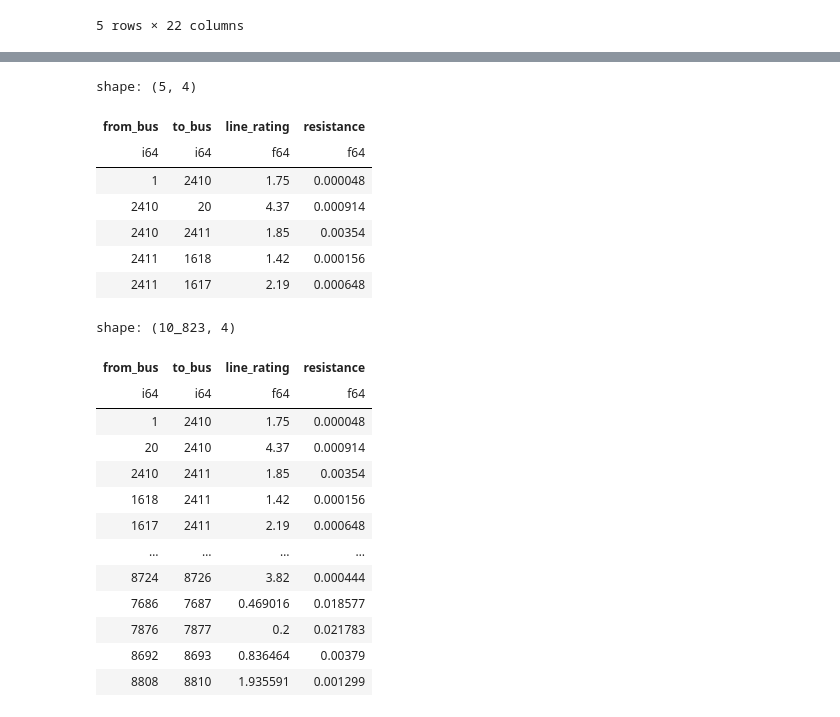
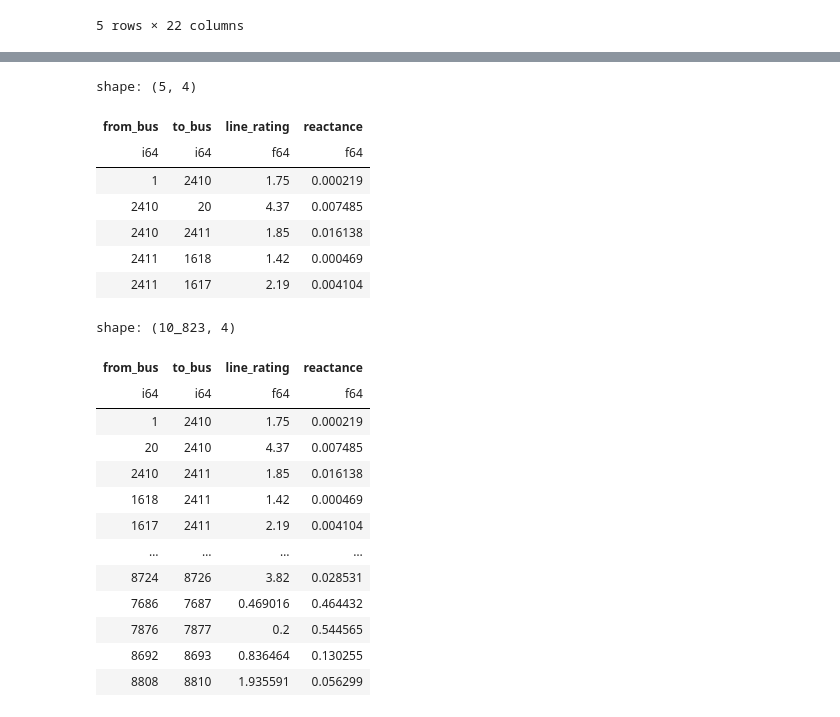
Before and after one commit to Bravos-Power/pyoframe, a Jupyter notebook: benchmarks/energy_model/scripts/process_lines_json.py.ipynb, the cells around one changed output, grey strips where cells are left out. Drawn from its saved outputs; the diff is of its cells as text; code cells hidden in the pictures.

```diff
--- a/benchmarks/energy_model/scripts/process_lines_json.py.ipynb
+++ b/benchmarks/energy_model/scripts/process_lines_json.py.ipynb
@@ -8,7 +8,8 @@ from util import mock_snakemake
 if "snakemake" not in globals() or hasattr(snakemake, "mock"):  # noqa: F821
     snakemake = mock_snakemake("process_line_data")
 # %%
-df = pd.json_normalize(json.load(open(snakemake.input[0])), record_path=["features"])
+geojson = json.load(open(snakemake.input[0]))
+df = pd.json_normalize(geojson, record_path=["features"])
 df.head()
 # %% [output]
 |  | id | type | geometry.coordinates | geometry.type | properties.br_r | properties.rate_a | ... |
@@ -32,24 +39,26 @@ df2.head()
 # %%
+# See description of columns here: https://matpower.org/docs/ref/matpower5.0/caseformat.html
 col_name_map = {
     # "CATS_ID": "id",
     "f_bus": "from_bus",
     "t_bus": "to_bus",
     # "kV": "voltage_kv",
     "rate_a": "line_rating",
-    "br_r": "resistance",
+    # "br_r": "resistance",
+    "br_x": "reactance",
 }
 df3 = df2.rename(columns=col_name_map)
 df3: pl.DataFrame = pl.from_pandas(df3[col_name_map.values()])
 df3.head()
 # %% [output]
 shape: (5, 4)
-| from_bus | to_bus | line_rating | resistance |
+| from_bus | to_bus | line_rating | reactance |
 | i64 | i64 | f64 | f64 |
-| 1 | 2410 | 1.75 | 0.000048 |
-| 2410 | 20 | 4.37 | 0.000914 |
-| 2410 | 2411 | 1.85 | 0.00354 |
-| 2411 | 1618 | 1.42 | 0.000156 |
-| 2411 | 1617 | 2.19 | 0.000648 |
+| 1 | 2410 | 1.75 | 0.000219 |
+| 2410 | 20 | 4.37 | 0.007485 |
+| 2410 | 2411 | 1.85 | 0.016138 |
+| 2411 | 1618 | 1.42 | 0.000469 |
+| 2411 | 1617 | 2.19 | 0.004104 |
 # %%
 assert df3.filter(pl.col("from_bus") == pl.col("to_bus")).height == 0, (
     "Lines must not connect a bus to itself"
@@ -68,18 +77,18 @@ df4 = df3.with_columns(
 df4
 # %% [output]
 shape: (10_823, 4)
-| from_bus | to_bus | line_rating | resistance |
+| from_bus | to_bus | line_rating | reactance |
 | i64 | i64 | f64 | f64 |
-| 1 | 2410 | 1.75 | 0.000048 |
-| 20 | 2410 | 4.37 | 0.000914 |
-| 2410 | 2411 | 1.85 | 0.00354 |
-| 1618 | 2411 | 1.42 | 0.000156 |
-| 1617 | 2411 | 2.19 | 0.000648 |
+| 1 | 2410 | 1.75 | 0.000219 |
+| 20 | 2410 | 4.37 | 0.007485 |
+| 2410 | 2411 | 1.85 | 0.016138 |
+| 1618 | 2411 | 1.42 | 0.000469 |
+| 1617 | 2411 | 2.19 | 0.004104 |
 | … | … | … | … |
-| 8724 | 8726 | 3.82 | 0.000444 |
-| 7686 | 7687 | 0.469016 | 0.018577 |
-| 7876 | 7877 | 0.2 | 0.021783 |
-| 8692 | 8693 | 0.836464 | 0.00379 |
-| 8808 | 8810 | 1.935591 | 0.001299 |
+| 8724 | 8726 | 3.82 | 0.028531 |
+| 7686 | 7687 | 0.469016 | 0.464432 |
+| 7876 | 7877 | 0.2 | 0.544565 |
+| 8692 | 8693 | 0.836464 | 0.130255 |
+| 8808 | 8810 | 1.935591 | 0.056299 |
 # %%
 df4.write_parquet(snakemake.output[0])
```
Also changed, not shown: parts of 3 cells of this notebook, 3 other files.
